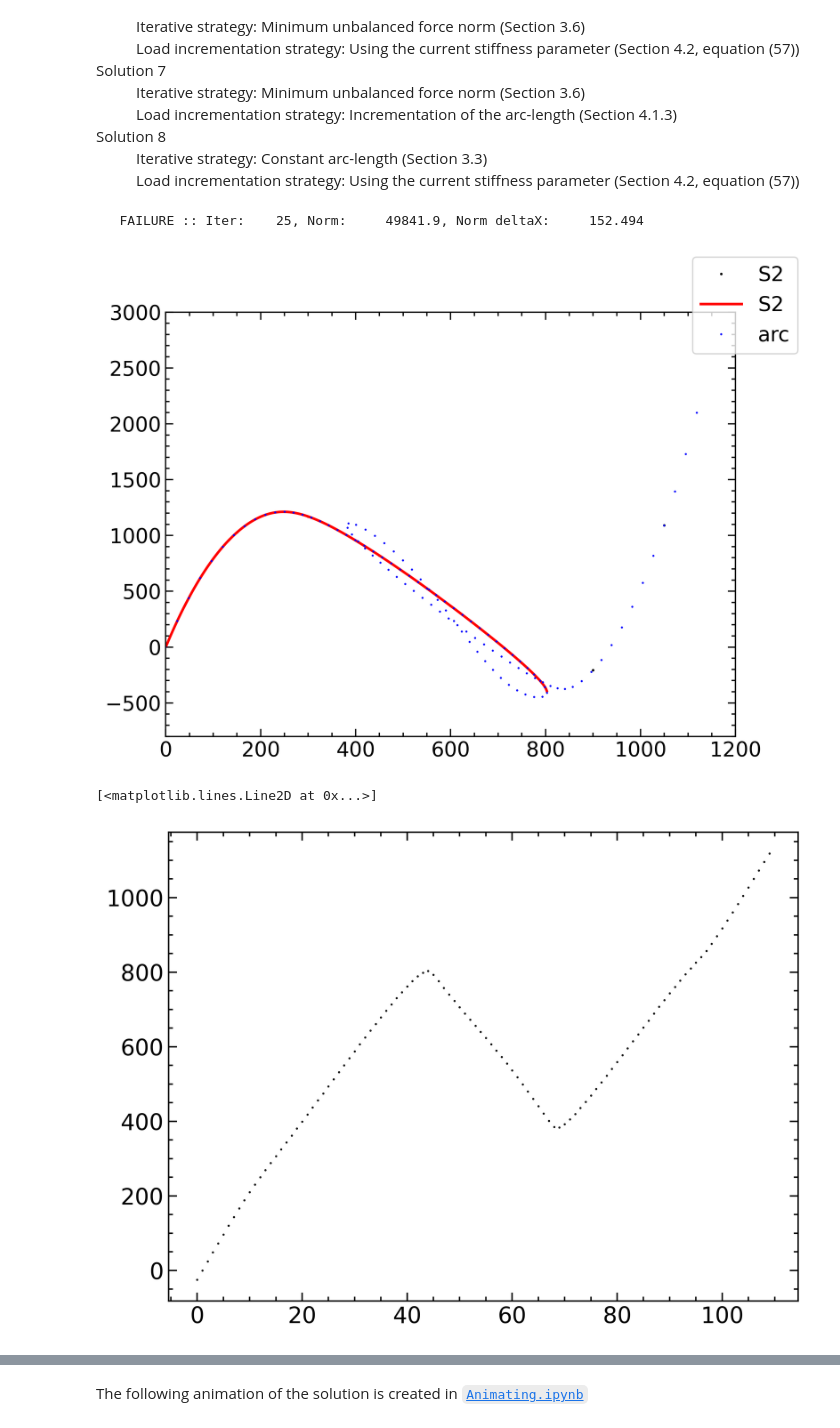
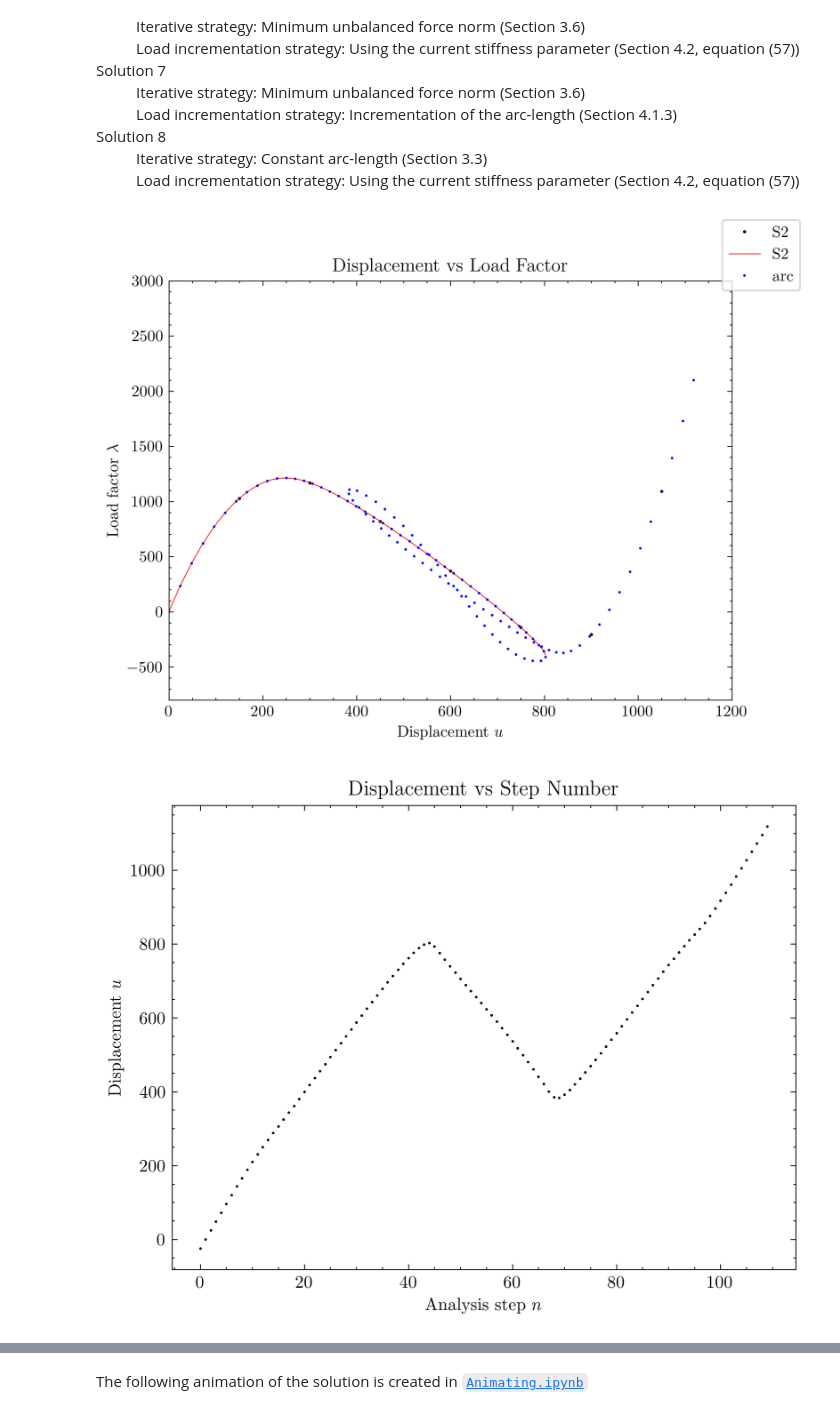
Before and after one commit to STAIRlab/opensees-gallery, a Jupyter notebook: content/en/examples/ArchStaticSnap/IncrementalAnalysis.ipynb, the cells around one changed output, grey strips where cells are left out. Drawn from its saved outputs; the diff is of its cells as text; code cells hidden in the pictures.

```diff
--- a/content/en/examples/ArchStaticSnap/IncrementalAnalysis.ipynb
+++ b/content/en/examples/ArchStaticSnap/IncrementalAnalysis.ipynb
@@ -31,7 +30,7 @@ import matplotlib.pyplot as plt
 
 try:
     import scienceplots
-    plt.style.use(["steel", "notebook"]) #(["ieee", "science", "notebook"])
+    plt.style.use(["steel"]) #(["ieee", "science", "notebook"])
 except:
     pass
 # %% [markdown]
@@ -177,14 +176,20 @@ ax.plot(-x, y, "x", label="arc")
 # ax.plot(-x, y, "-", label="norm")
 
 
+ax.set_title("Displacement vs Load Factor")
+ax.set_ylabel(r"Load factor $\lambda$")
+ax.set_xlabel("Displacement $u$")
+
 ax.set_xlim([0, 1200])
 ax.set_ylim([-800, 3000])
 fig.legend();
 # %% [output]
-   FAILURE :: Iter:    25, Norm:     49841.9, Norm deltaX:     152.494
-[figure, old version]
+[figure, new version]
 # %%
-plt.plot(-x, '.')
+fix, ax = plt.subplots()
+ax.plot(-x, '.');
+ax.set_title("Displacement vs Step Number")
+ax.set_ylabel("Displacement $u$")
+ax.set_xlabel("Analysis step $n$");
 # %% [output]
-[<matplotlib.lines.Line2D at 0x...>]
-[figure, old version]
+[figure, new version]
```
Also changed, not shown: parts of 3 cells of this notebook, 5 other files.
